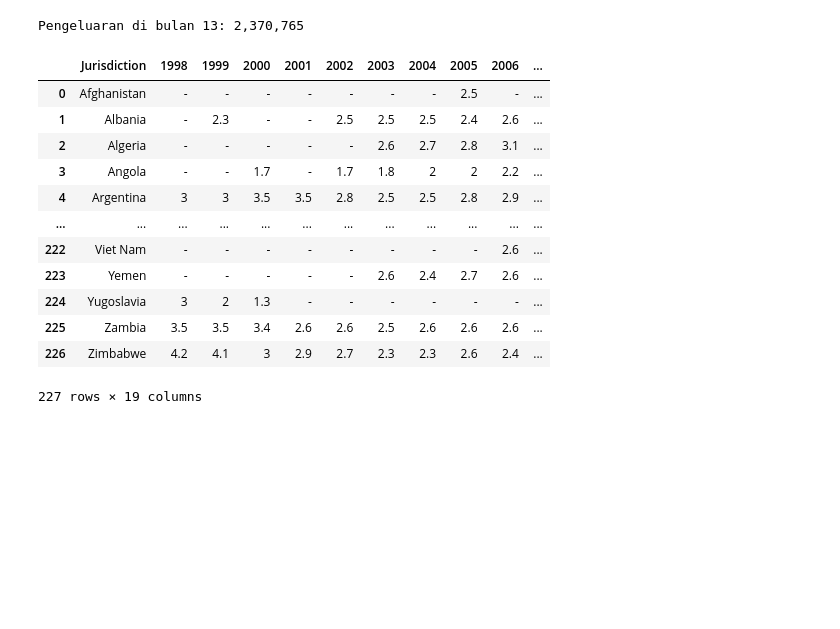
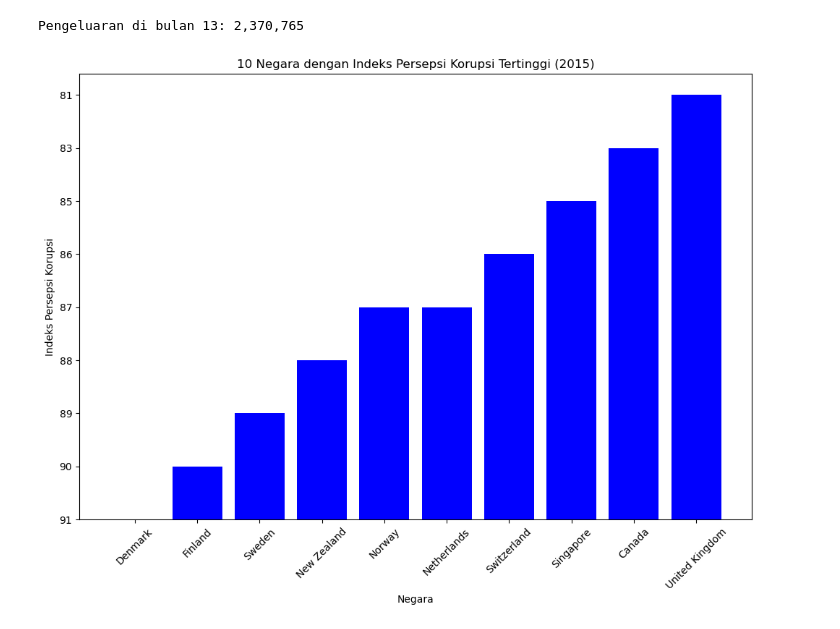
Before and after one commit to raffamustari24h/raffadasprog, a Jupyter notebook: sesi15.ipynb, the cells around one changed output. Drawn from its saved outputs; the diff is of its cells as text; code cells hidden in the pictures; blank space fills up the shorter version.

```diff
--- a/sesi15.ipynb
+++ b/sesi15.ipynb
@@ -101,19 +101,18 @@ print(f"Pengeluaran di bulan 13: {prediksi:,.0f}")
 Pengeluaran di bulan 13: 2,370,765
 # %%
 import pandas as pd
+import matplotlib.pyplot as plt
 df = pd.read_csv("https://datahub.io/core/corruption-perceptions-index/_r/-/data/cpi.csv")
-df
+df_filtered = df[['Jurisdiction', '2015']].dropna()
+df_filtered = df_filtered.sort_values(by='2015', ascending=False)
+
+plt.figure(figsize=(12,8))
+
+plt.bar(df_filtered['Jurisdiction'][:10], df_filtered['2015'][:10], color='blue')
+plt.xlabel("Negara")
+plt.ylabel("Indeks Persepsi Korupsi")
+plt.title("10 Negara dengan Indeks Persepsi Korupsi Tertinggi (2015)")
+plt.xticks(rotation=45)
+plt.show()
 # %% [output]
-|  | Jurisdiction | 1998 | 1999 | 2000 | 2001 | 2002 | 2003 | 2004 | 2005 | 2006 | ... |
-| 0 | Afghanistan | - | - | - | - | - | - | - | 2.5 | - | ... |
-| 1 | Albania | - | 2.3 | - | - | 2.5 | 2.5 | 2.5 | 2.4 | 2.6 | ... |
-| 2 | Algeria | - | - | - | - | - | 2.6 | 2.7 | 2.8 | 3.1 | ... |
-| 3 | Angola | - | - | 1.7 | - | 1.7 | 1.8 | 2 | 2 | 2.2 | ... |
-| 4 | Argentina | 3 | 3 | 3.5 | 3.5 | 2.8 | 2.5 | 2.5 | 2.8 | 2.9 | ... |
-| ... | ... | ... | ... | ... | ... | ... | ... | ... | ... | ... | ... |
-| 222 | Viet Nam | - | - | - | - | - | - | - | - | 2.6 | ... |
-| 223 | Yemen | - | - | - | - | - | 2.6 | 2.4 | 2.7 | 2.6 | ... |
-| 224 | Yugoslavia | 3 | 2 | 1.3 | - | - | - | - | - | - | ... |
-| 225 | Zambia | 3.5 | 3.5 | 3.4 | 2.6 | 2.6 | 2.5 | 2.6 | 2.6 | 2.6 | ... |
-| 226 | Zimbabwe | 4.2 | 4.1 | 3 | 2.9 | 2.7 | 2.3 | 2.3 | 2.6 | 2.4 | ... |
-227 rows × 19 columns
+[figure, added]
```
